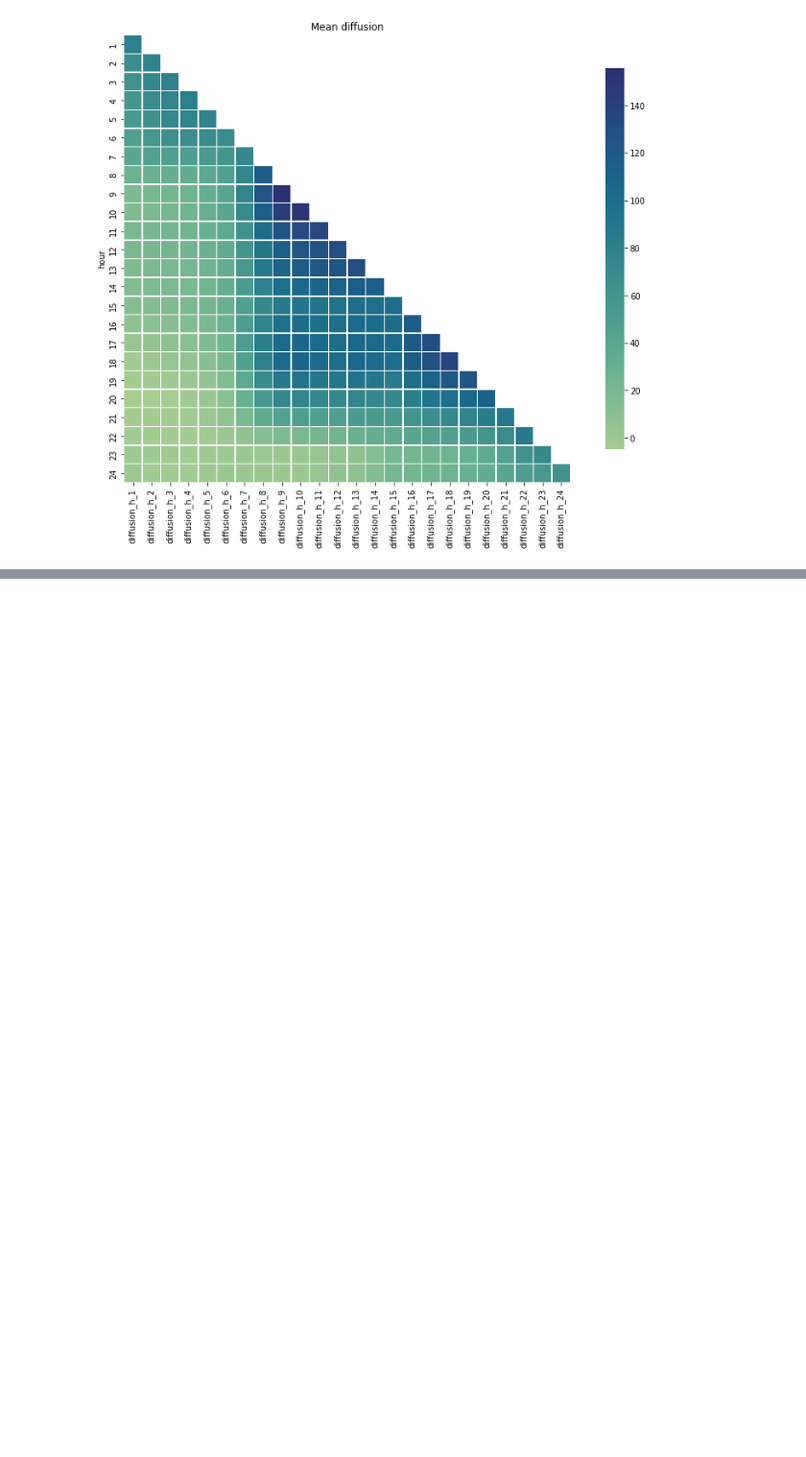
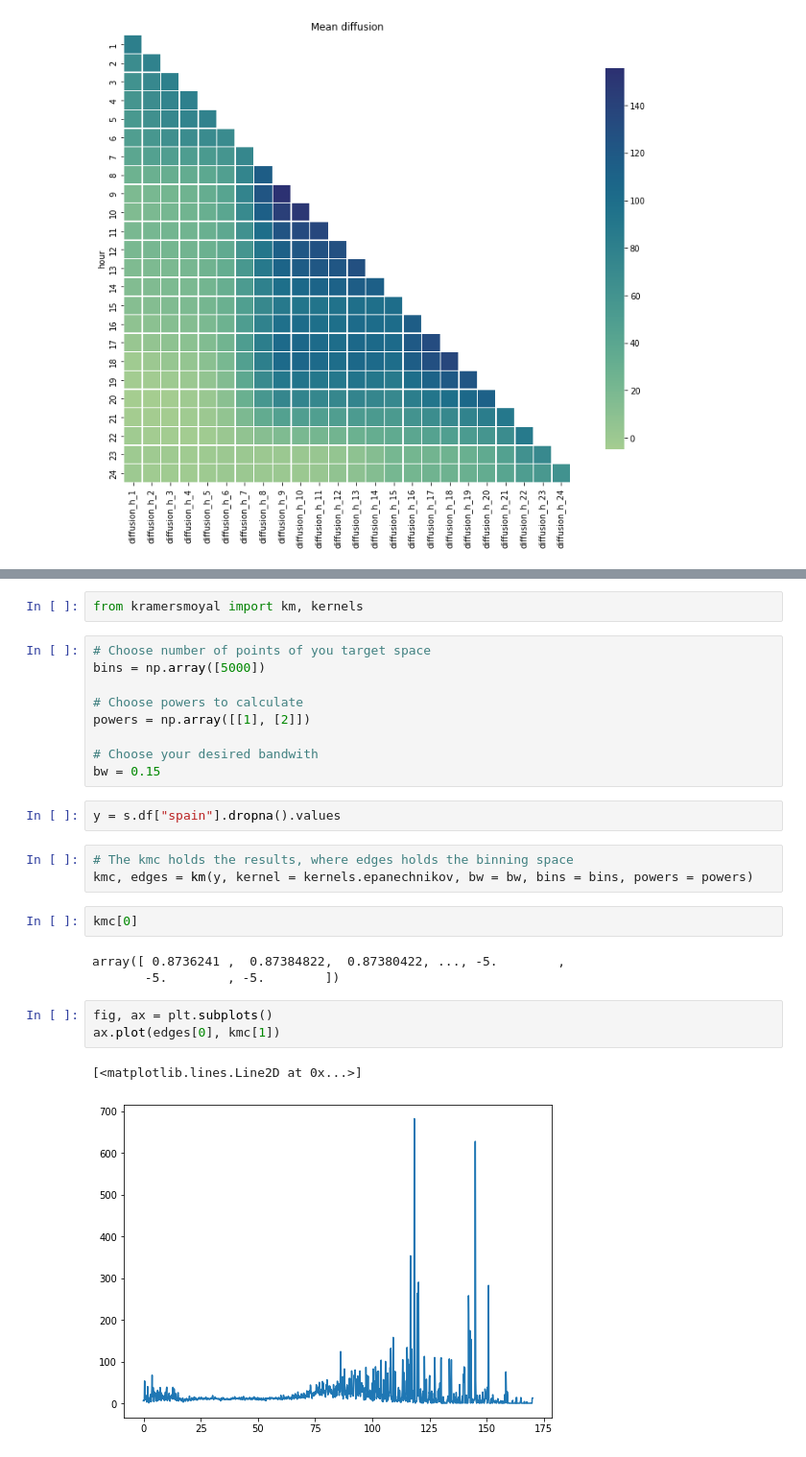
Before and after one commit to NonoMalpi/electricity, a Jupyter notebook: notebooks/Potenciala.ipynb, the cells around one changed output, grey strips where cells are left out. Shown at 96% size. Saved outputs shown, nothing was run; the diff lists cells and outputs as text; blank space fills up the shorter version.

```diff
--- a/notebooks/Potenciala.ipynb
+++ b/notebooks/Potenciala.ipynb
@@ -286,0 +329,27 @@ plt.show()
+# %%
+from kramersmoyal import km, kernels
+# %%
+# Choose number of points of you target space
+bins = np.array([5000])
+
+# Choose powers to calculate
+powers = np.array([[1], [2]])
+
+# Choose your desired bandwith
+bw = 0.15
+# %%
+y = s.df["spain"].dropna().values
+# %%
+# The kmc holds the results, where edges holds the binning space
+kmc, edges = km(y, kernel = kernels.epanechnikov, bw = bw, bins = bins, powers = powers)
+# %%
+kmc[0]
+# %% [output]
+array([ 0.8736241 ,  0.87384822,  0.87380422, ..., -5.        ,
+       -5.        , -5.        ])
+# %%
+fig, ax = plt.subplots()
+ax.plot(edges[0], kmc[1])
+# %% [output]
+[<matplotlib.lines.Line2D at 0x...>]
+[figure, added]
```
Also changed, not shown: parts of 19 cells of this notebook, 1 other file.
